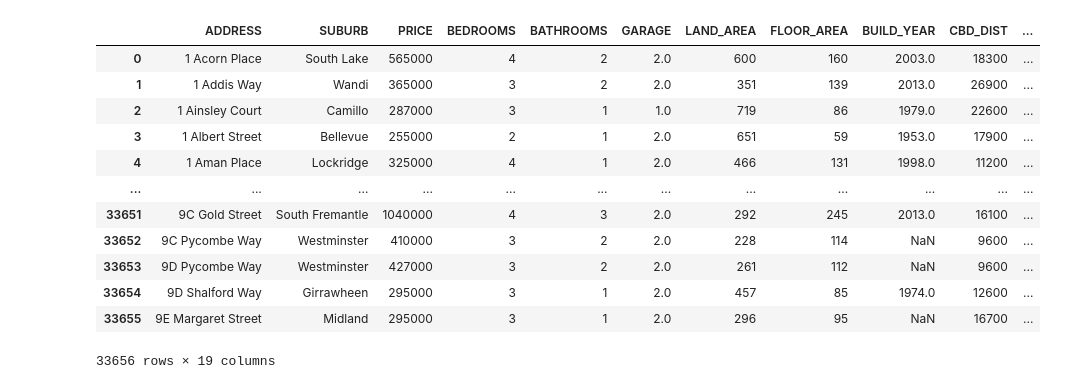
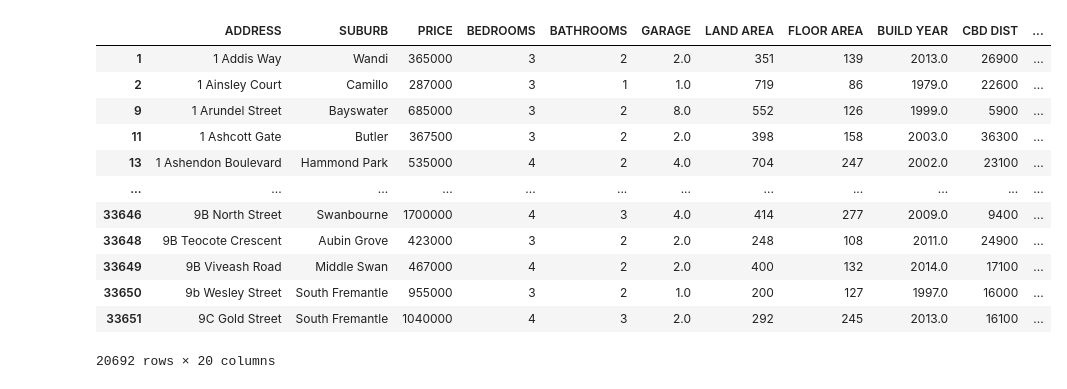
Before and after one commit to aaronbilbow/Project1, a Jupyter notebook: Untitled.ipynb, the cells around one changed output. Saved outputs shown, nothing was run; the diff lists cells and outputs as text; code cells hidden in the pictures.

```diff
--- a/Untitled.ipynb
+++ b/Untitled.ipynb
@@ -11,16 +47,36 @@ house_prices_perth = pd.read_csv(all_perth_house)
 # %%
-house_prices_perth
+# Specify the columns for display
+columns_to_display = ["ADDRESS", "LATITUDE", "LONGITUDE", "SUBURB", "BEDROOMS",
+                      "BATHROOMS", "GARAGE", "LAND AREA", "FLOOR AREA", "BUILD YEAR", "KM FROM CBD",
+                      "CBD DIST", "DATE SOLD", "POSTCODE", "NEAREST SCH", "NEAREST SCH RANK",
+                      "NEAREST SCH DIST"]
+
+# Remove underscores from column names
+house_prices_perth.columns = [col.replace("_", " ") for col in house_prices_perth.columns]
+
+# Convert 'CBD DIST' from meters to kilometers
+house_prices_perth['KM FROM CBD'] = house_prices_perth['CBD DIST'] / 1000
+
+# Fill NaN values in 'GARAGE' column with 0
+house_prices_perth['GARAGE'].fillna(0, inplace=True)
+
+
+# Display the DataFrame with selected columns
+selected_columns_df = house_prices_perth[columns_to_display]
+
+house_prices_perth_cleaned = house_prices_perth.dropna(subset=['NEAREST SCH RANK', 'BUILD YEAR'])
+house_prices_perth_cleaned
 # %% [output]
-|  | ADDRESS | SUBURB | PRICE | BEDROOMS | BATHROOMS | GARAGE | LAND_AREA | FLOOR_AREA | BUILD_YEAR | CBD_DIST | ... |
-| 0 | 1 Acorn Place | South Lake | 565000 | 4 | 2 | 2.0 | 600 | 160 | 2003.0 | 18300 | ... |
+|  | ADDRESS | SUBURB | PRICE | BEDROOMS | BATHROOMS | GARAGE | LAND AREA | FLOOR AREA | BUILD YEAR | CBD DIST | ... |
 | 1 | 1 Addis Way | Wandi | 365000 | 3 | 2 | 2.0 | 351 | 139 | 2013.0 | 26900 | ... |
 | 2 | 1 Ainsley Court | Camillo | 287000 | 3 | 1 | 1.0 | 719 | 86 | 1979.0 | 22600 | ... |
-| 3 | 1 Albert Street | Bellevue | 255000 | 2 | 1 | 2.0 | 651 | 59 | 1953.0 | 17900 | ... |
-| 4 | 1 Aman Place | Lockridge | 325000 | 4 | 1 | 2.0 | 466 | 131 | 1998.0 | 11200 | ... |
+| 9 | 1 Arundel Street | Bayswater | 685000 | 3 | 2 | 8.0 | 552 | 126 | 1999.0 | 5900 | ... |
+| 11 | 1 Ashcott Gate | Butler | 367500 | 3 | 2 | 2.0 | 398 | 158 | 2003.0 | 36300 | ... |
+| 13 | 1 Ashendon Boulevard | Hammond Park | 535000 | 4 | 2 | 4.0 | 704 | 247 | 2002.0 | 23100 | ... |
 | ... | ... | ... | ... | ... | ... | ... | ... | ... | ... | ... | ... |
+| 33646 | 9B North Street | Swanbourne | 1700000 | 4 | 3 | 4.0 | 414 | 277 | 2009.0 | 9400 | ... |
+| 33648 | 9B Teocote Crescent | Aubin Grove | 423000 | 3 | 2 | 2.0 | 248 | 108 | 2011.0 | 24900 | ... |
+| 33649 | 9B Viveash Road | Middle Swan | 467000 | 4 | 2 | 2.0 | 400 | 132 | 2014.0 | 17100 | ... |
+| 33650 | 9b Wesley Street | South Fremantle | 955000 | 3 | 2 | 1.0 | 200 | 127 | 1997.0 | 16000 | ... |
 | 33651 | 9C Gold Street | South Fremantle | 1040000 | 4 | 3 | 2.0 | 292 | 245 | 2013.0 | 16100 | ... |
-| 33652 | 9C Pycombe Way | Westminster | 410000 | 3 | 2 | 2.0 | 228 | 114 | NaN | 9600 | ... |
-| 33653 | 9D Pycombe Way | Westminster | 427000 | 3 | 2 | 2.0 | 261 | 112 | NaN | 9600 | ... |
-| 33654 | 9D Shalford Way | Girrawheen | 295000 | 3 | 1 | 2.0 | 457 | 85 | 1974.0 | 12600 | ... |
-| 33655 | 9E Margaret Street | Midland | 295000 | 3 | 1 | 2.0 | 296 | 95 | NaN | 16700 | ... |
-33656 rows × 19 columns
+20692 rows × 20 columns
```
Also changed, not shown: parts of 5 cells of this notebook.
